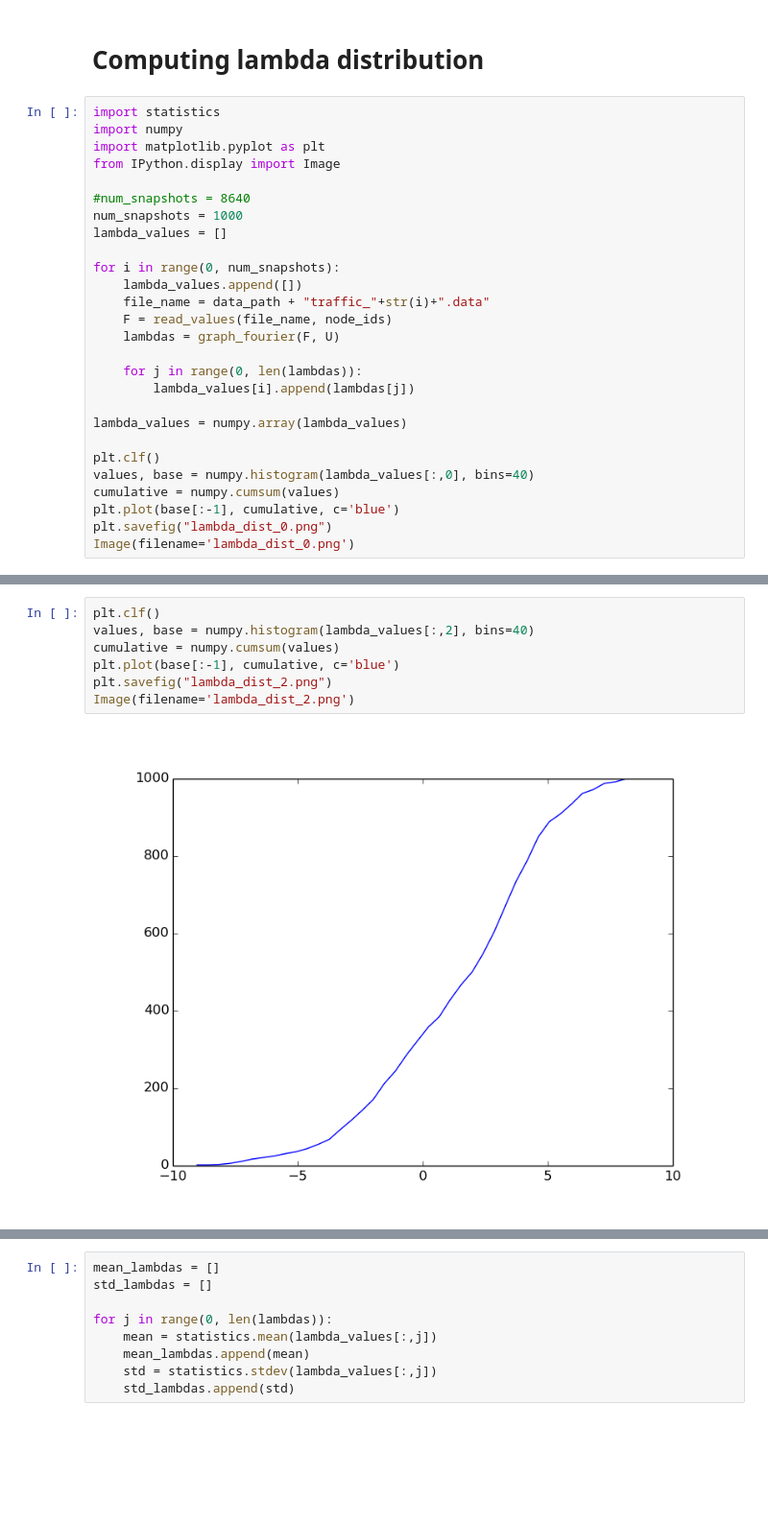
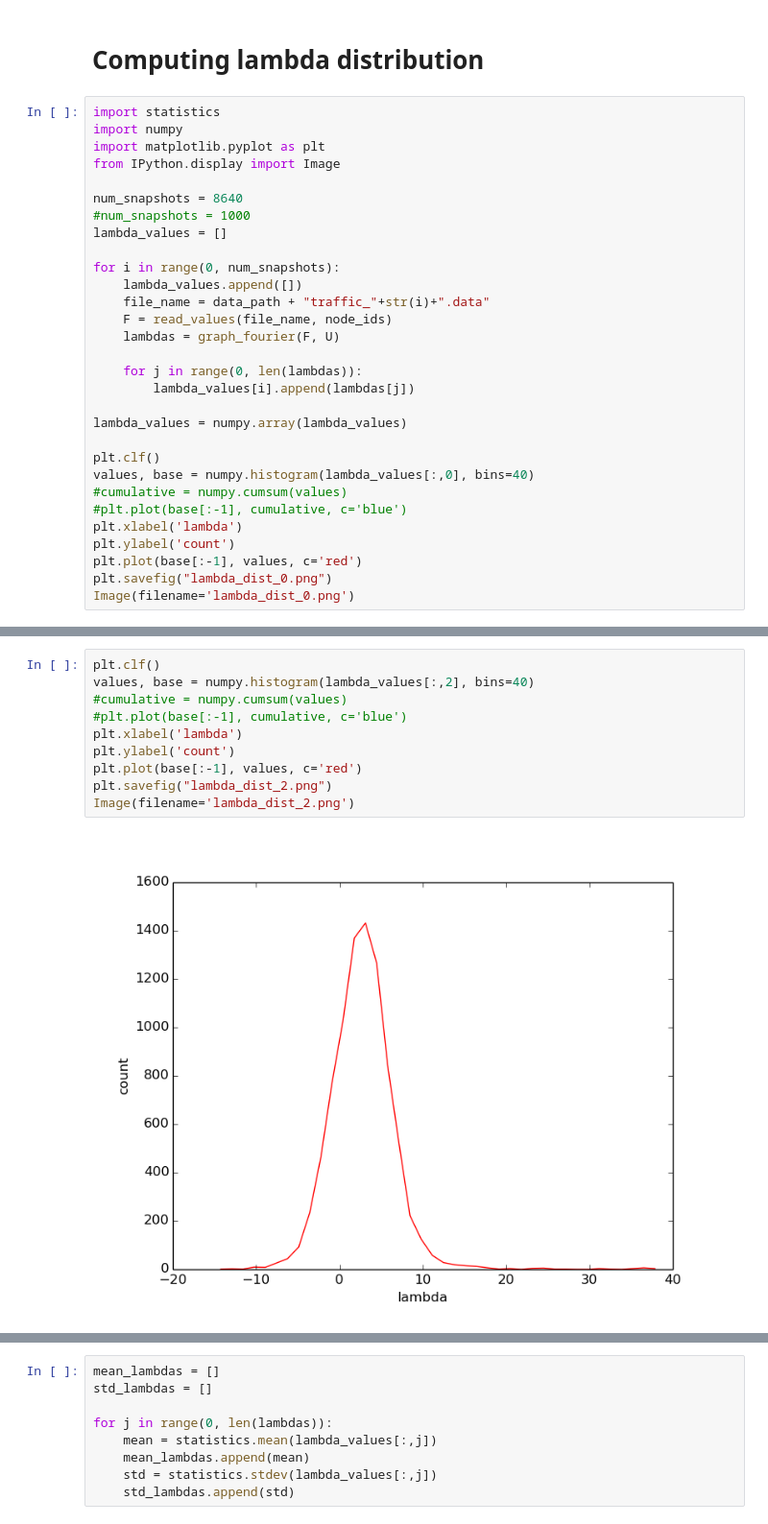
Before and after one commit to arleilps/anomaly-detection, a Jupyter notebook: jan_meeting/Anomaly detection using spectral theory.ipynb, the cells around one changed output, grey strips where cells are left out. Shown at 96% size. Cells and saved outputs as stored; diff of their text form; blank space fills up the shorter version.

```diff
--- a/jan_meeting/Anomaly detection using spectral theory.ipynb
+++ b/jan_meeting/Anomaly detection using spectral theory.ipynb
@@ -134,8 +134,8 @@ import numpy
 import matplotlib.pyplot as plt
 from IPython.display import Image
 
-#num_snapshots = 8640
-num_snapshots = 1000
+num_snapshots = 8640
+#num_snapshots = 1000
 lambda_values = []
 
 for i in range(0, num_snapshots):
@@ -151,8 +151,11 @@ lambda_values = numpy.array(lambda_values)
 
 plt.clf()
 values, base = numpy.histogram(lambda_values[:,0], bins=40)
-cumulative = numpy.cumsum(values)
-plt.plot(base[:-1], cumulative, c='blue')
+#cumulative = numpy.cumsum(values)
+#plt.plot(base[:-1], cumulative, c='blue')
+plt.xlabel('lambda')
+plt.ylabel('count')
+plt.plot(base[:-1], values, c='red')
 plt.savefig("lambda_dist_0.png")
 Image(filename='lambda_dist_0.png')
 # %% [output]
@@ -169,9 +175,12 @@ Image(filename='lambda_dist_1.png')
 # %%
 plt.clf()
 values, base = numpy.histogram(lambda_values[:,2], bins=40)
-cumulative = numpy.cumsum(values)
-plt.plot(base[:-1], cumulative, c='blue')
+#cumulative = numpy.cumsum(values)
+#plt.plot(base[:-1], cumulative, c='blue')
+plt.xlabel('lambda')
+plt.ylabel('count')
+plt.plot(base[:-1], values, c='red')
 plt.savefig("lambda_dist_2.png")
 Image(filename='lambda_dist_2.png')
 # %% [output]
-[figure, old version]
+[figure, new version]
```
Also changed, not shown: parts of 42 cells of this notebook, 6 other files.
